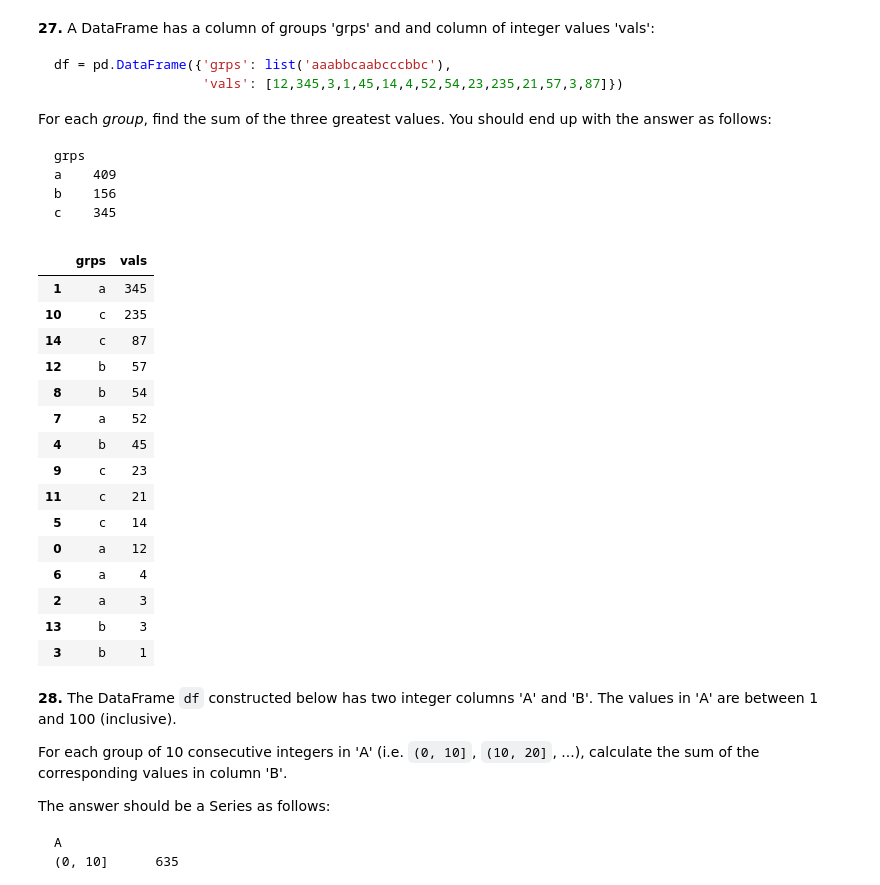
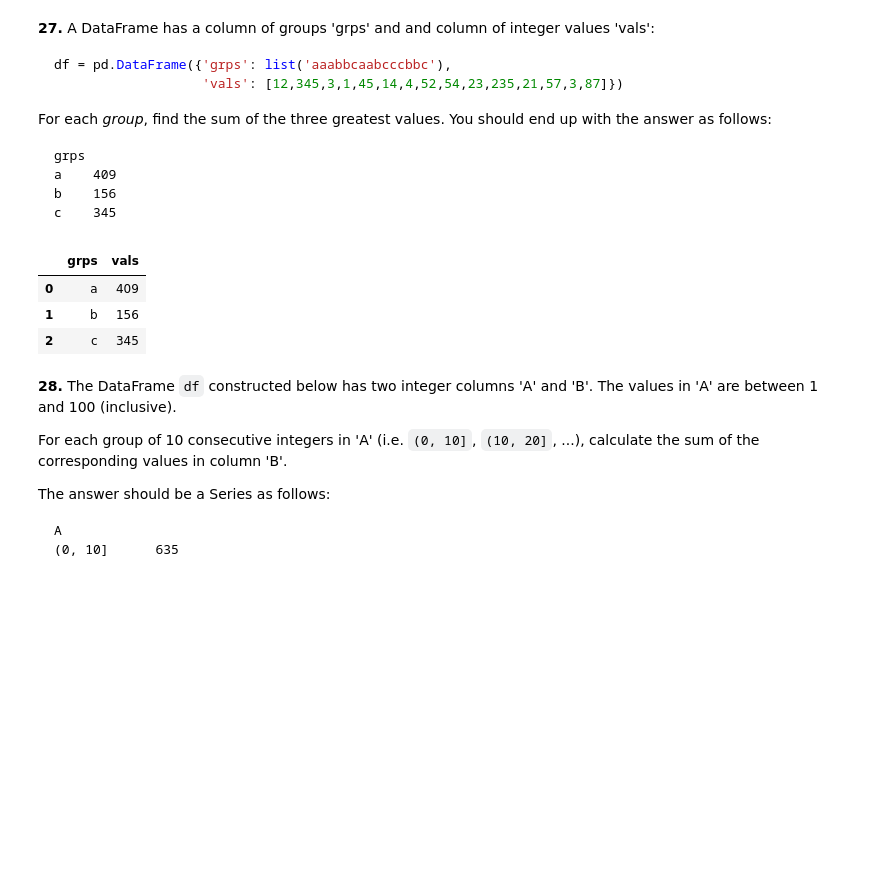
Before and after one commit to julam9/100-Pandas-Puzzles-with-Answers, a Jupyter notebook: 100-pandas-puzzles.ipynb, the cells around one changed output. Saved outputs shown, nothing was run; the diff lists cells and outputs as text; code cells hidden in the pictures; blank space fills up the shorter version.

```diff
--- a/100-pandas-puzzles.ipynb
+++ b/100-pandas-puzzles.ipynb
@@ -371,26 +371,15 @@ c    345
 # %%
 df27 = pd.DataFrame({'grps': list('aaabbcaabcccbbc'),
                    'vals': [12,345,3,1,45,14,4,52,54,23,235,21,57,3,87]})
 
 # write a solution to the question here
-df27.sort_values(by="vals", ascending=False)
+res27 = df27.sort_values(by="vals", ascending=False).groupby("grps").head(3).groupby("grps", as_index=False).sum()
+res27
 # %% [output]
 |  | grps | vals |
-| 1 | a | 345 |
-| 10 | c | 235 |
-| 14 | c | 87 |
-| 12 | b | 57 |
-| 8 | b | 54 |
-| 7 | a | 52 |
-| 4 | b | 45 |
-| 9 | c | 23 |
-| 11 | c | 21 |
-| 5 | c | 14 |
-| 0 | a | 12 |
-| 6 | a | 4 |
-| 2 | a | 3 |
-| 13 | b | 3 |
-| 3 | b | 1 |
+| 0 | a | 409 |
+| 1 | b | 156 |
+| 2 | c | 345 |
 # %% [markdown]
 **28.** The DataFrame `df` constructed below has two integer columns 'A' and 'B'. The values in 'A' are between 1 and 100 (inclusive).
 
```
Also changed, not shown: parts of 4 cells of this notebook.
